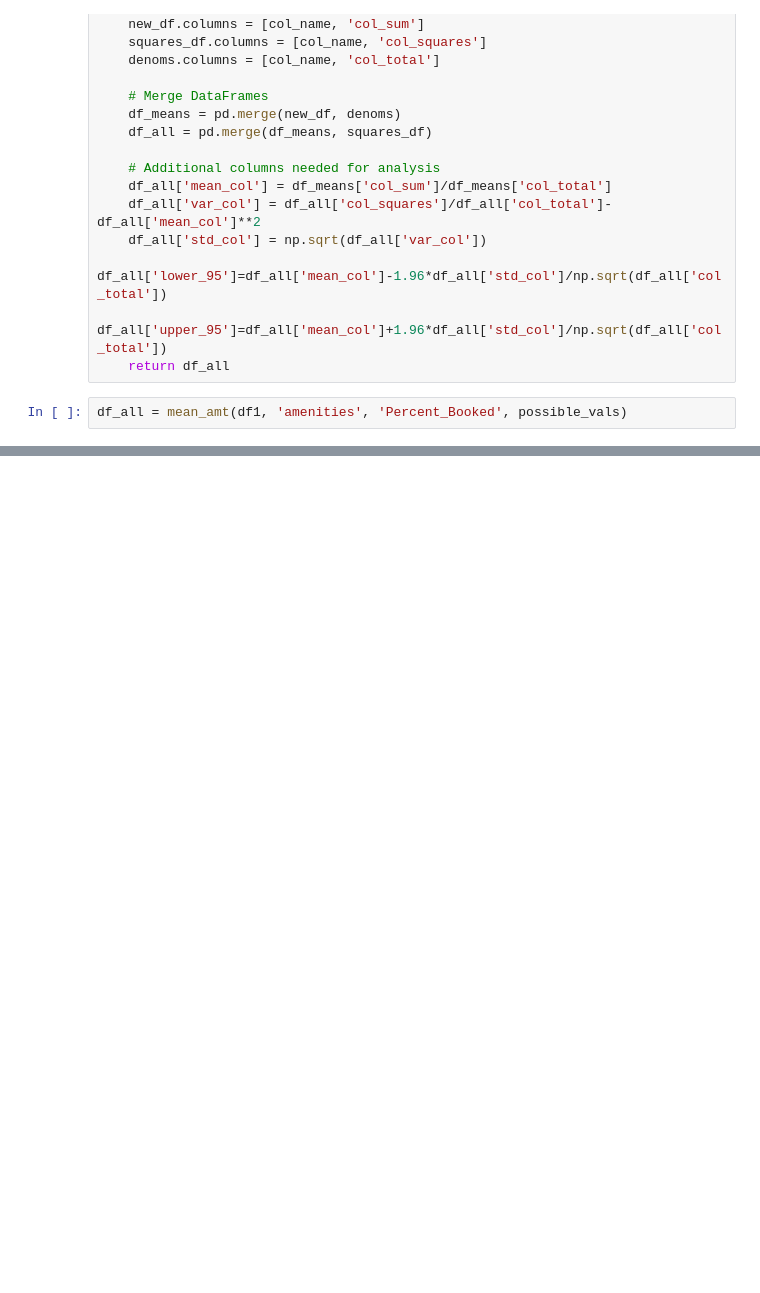
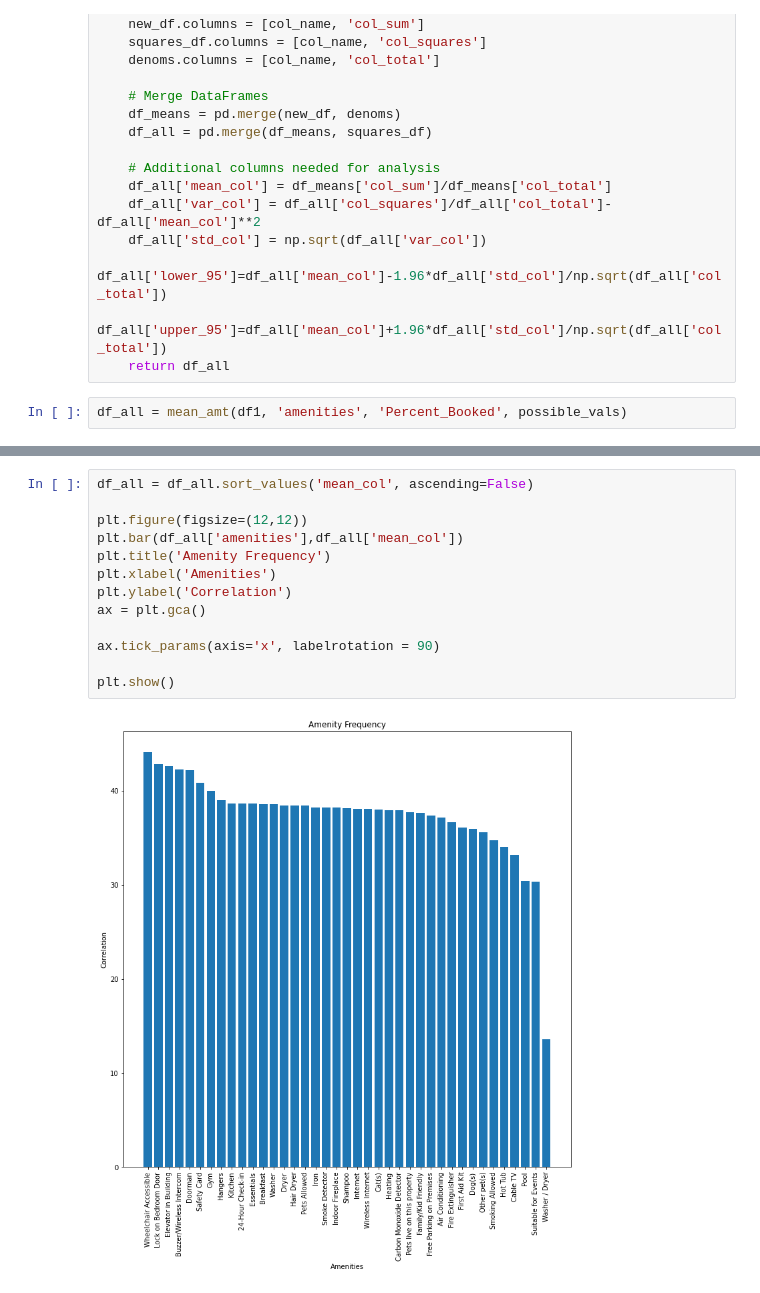
Before and after one commit to mjoe6/Udacity_Project1, a Jupyter notebook: Top Amenities based on Percent Booked.ipynb, the cells around one changed output, grey strips where cells are left out. Saved outputs shown, nothing was run; the diff lists cells and outputs as text; blank space fills up the shorter version.

```diff
--- a/Top Amenities based on Percent Booked.ipynb
+++ b/Top Amenities based on Percent Booked.ipynb
@@ -314,3 +336,18 @@ df_all.sort_values('mean_col', ascending=False)
 | 29 | Pool | 3982.739726 | 131 | 2.441849e+05 | 30.402593 | 939.689000 | 30.654347 | 25.153159 | 35.652028 |
 | 34 | Suitable for Events | 4858.630137 | 160 | 3.139767e+05 | 30.366438 | 1040.233522 | 32.252651 | 25.368838 | 35.364038 |
 | 36 | Washer / Dryer | 27.123288 | 2 | 6.389942e+02 | 13.561644 | 135.578908 | 11.643836 | -2.575889 | 29.699177 |
+# %%
+df_all = df_all.sort_values('mean_col', ascending=False)
+
+plt.figure(figsize=(12,12))
+plt.bar(df_all['amenities'],df_all['mean_col'])
+plt.title('Amenity Frequency')
+plt.xlabel('Amenities')
+plt.ylabel('Correlation')
+ax = plt.gca()
+
+ax.tick_params(axis='x', labelrotation = 90)
+
+plt.show()
+# %% [output]
+[figure, added]
```
Also changed, not shown: parts of 10 cells of this notebook, 1 other file.
